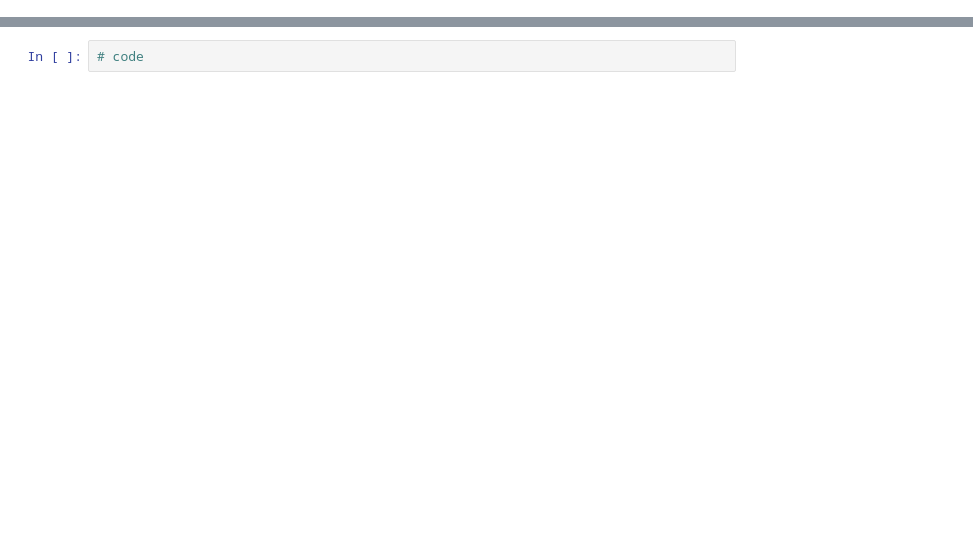
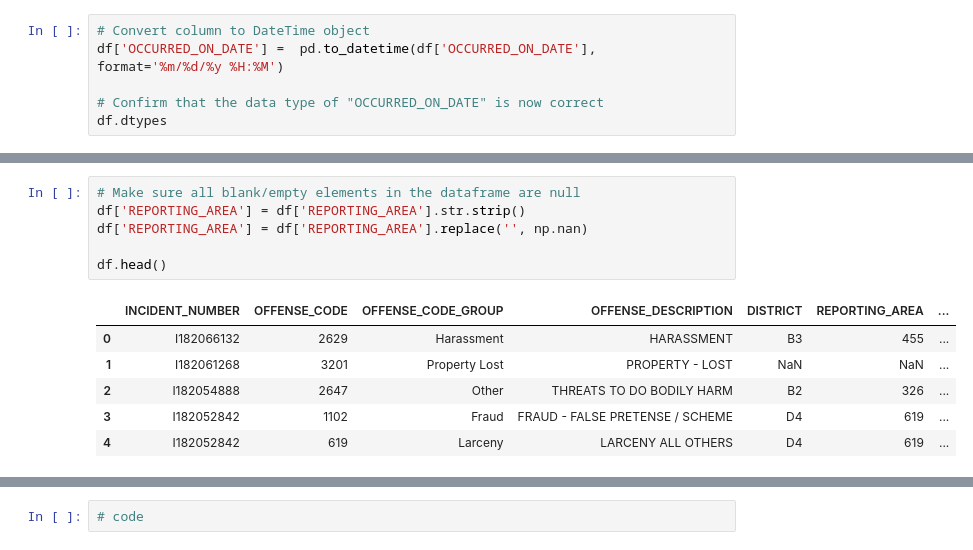
Before and after one commit to eschick4/eschick4.github.io, a Jupyter notebook: Final Tutorial.ipynb, the cells around one changed output, grey strips where cells are left out. Cells and saved outputs as stored; diff of their text form; blank space fills up the shorter version.

```diff
--- a/Final Tutorial.ipynb
+++ b/Final Tutorial.ipynb
@@ -6,0 +92,6 @@ The purpose of this tutorial is to..
+# %%
+# Convert column to DateTime object
+df['OCCURRED_ON_DATE'] =  pd.to_datetime(df['OCCURRED_ON_DATE'], format='%m/%d/%y %H:%M')
+
+# Confirm that the data type of "OCCURRED_ON_DATE" is now correct
+df.dtypes
@@ -6,0 +114,13 @@ The purpose of this tutorial is to..
+# %%
+# Make sure all blank/empty elements in the dataframe are null
+df['REPORTING_AREA'] = df['REPORTING_AREA'].str.strip()
+df['REPORTING_AREA'] = df['REPORTING_AREA'].replace('', np.nan)
+
+df.head()
+# %% [output]
+|  | INCIDENT_NUMBER | OFFENSE_CODE | OFFENSE_CODE_GROUP | OFFENSE_DESCRIPTION | DISTRICT | REPORTING_AREA | ... |
+| 0 | I182066132 | 2629 | Harassment | HARASSMENT | B3 | 455 | ... |
+| 1 | I182061268 | 3201 | Property Lost | PROPERTY - LOST | NaN | NaN | ... |
+| 2 | I182054888 | 2647 | Other | THREATS TO DO BODILY HARM | B2 | 326 | ... |
+| 3 | I182052842 | 1102 | Fraud | FRAUD - FALSE PRETENSE / SCHEME | D4 | 619 | ... |
+| 4 | I182052842 | 619 | Larceny | LARCENY ALL OTHERS | D4 | 619 | ... |
```
Also changed, not shown: parts of 41 cells of this notebook, 3 other files.
